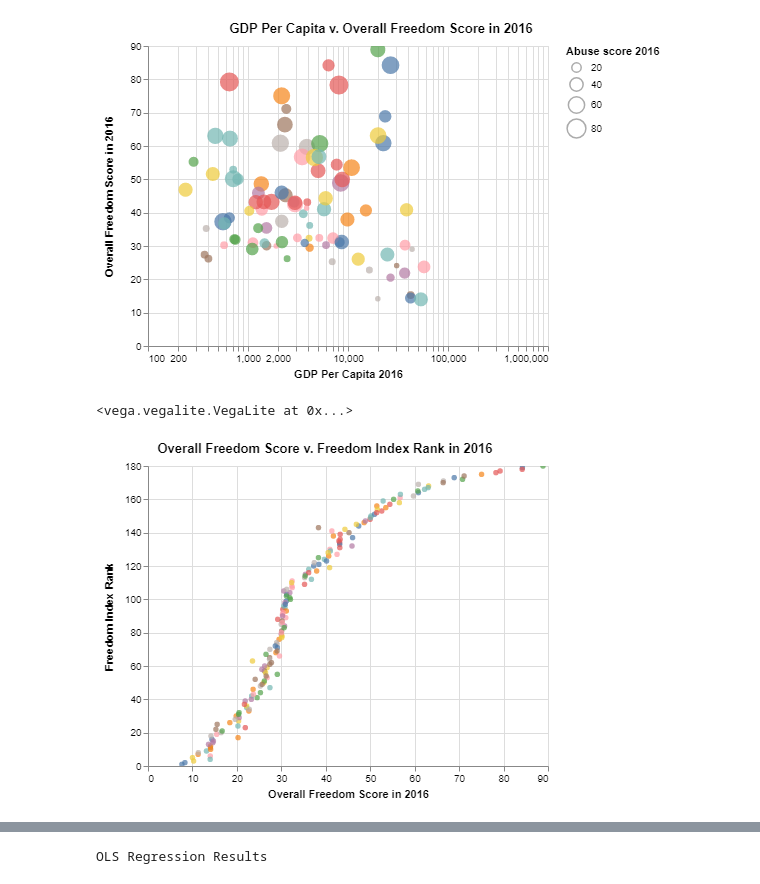
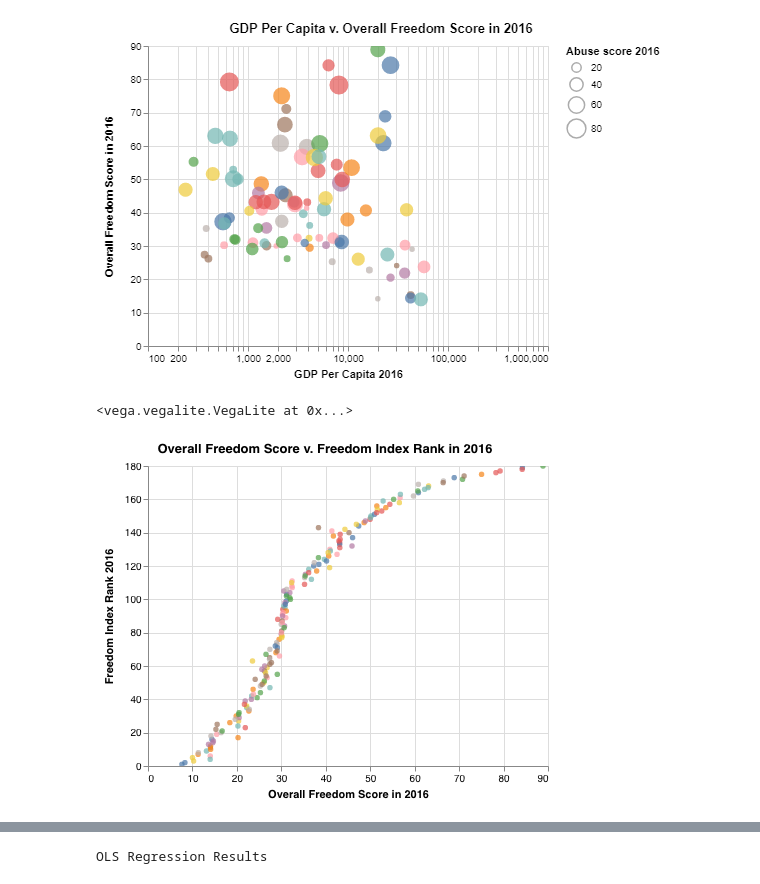
Before and after one commit to aliar97/degrees-of-freedom, a Jupyter notebook: Freedom.ipynb, the cells around one changed output, grey strips where cells are left out. Cells and saved outputs as stored; diff of their text form; code cells hidden in the pictures.

Commit message:
Added all visualizations

```diff
--- a/Freedom.ipynb
+++ b/Freedom.ipynb
@@ -89,12 +103,13 @@ alt.Chart(real_final).mark_circle().encode(
 # %%
 alt.Chart(real_final).mark_circle().encode(
     alt.X('Overall Score 2016:Q', axis=alt.Axis(title='Overall Freedom Score in 2016')),
-    alt.Y('Rank 2017:Q', scale=alt.Scale(zero=False), axis=alt.Axis(title='Freedom Index Rank')),
+    alt.Y('Rank 2017:Q', scale=alt.Scale(zero=False), axis=alt.Axis(title='Freedom Index Rank 2016')),
     tooltip=['Country Name_x', 'Rank 2017', 'Overall Score 2016', '2016_y', 'Abuse score 2016'],
     color=alt.Color('Country Name_x', legend=None),
 ).properties(
     title='Overall Freedom Score v. Freedom Index Rank in 2016'
 ).interactive()
+#real_final.head()
 # %% [output]
 <vega.vegalite.VegaLite at 0x...>
-[figure, old version]
+[figure, new version]
```
Also changed, not shown: parts of 13 cells of this notebook.
